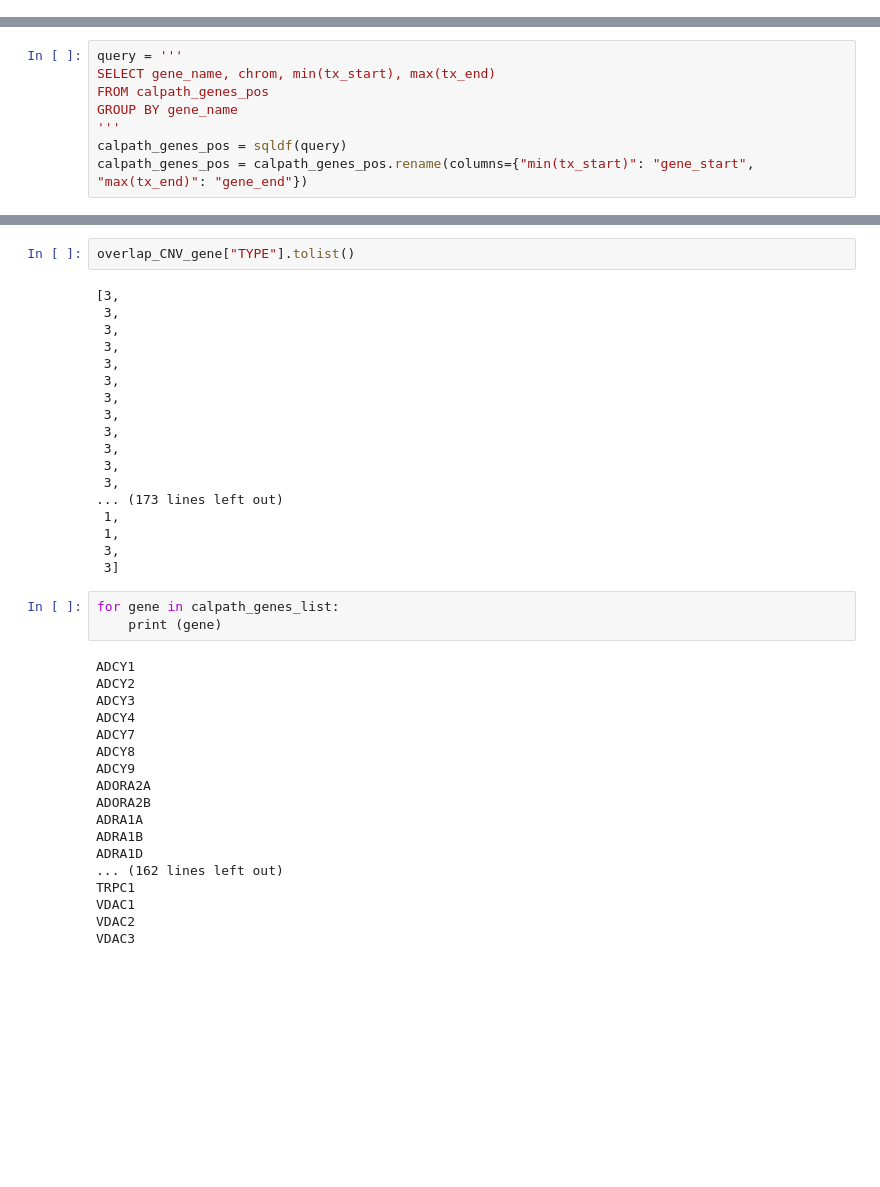
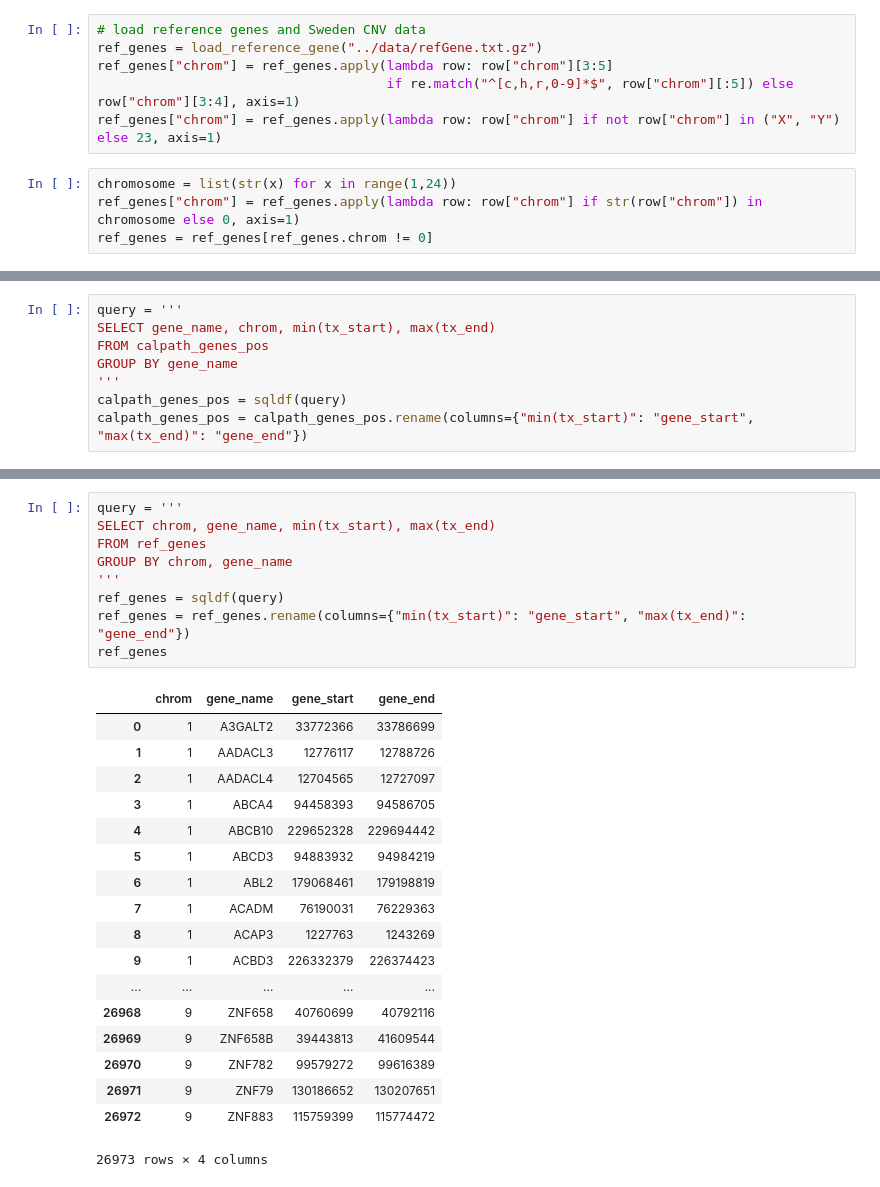
Before and after one commit to gaow/cnv-gene-mapping, a Jupyter notebook: analysis/20171010_swcnv_TORUS.ipynb, the cells around one changed output, grey strips where cells are left out. Saved outputs shown, nothing was run; the diff lists cells and outputs as text; blank space fills up the shorter version.

```diff
--- a/analysis/20171010_swcnv_TORUS.ipynb
+++ b/analysis/20171010_swcnv_TORUS.ipynb
@@ -13 +15,11 @@ from utils import load_reference_gene
+# %%
+# load reference genes and Sweden CNV data
+ref_genes = load_reference_gene("../data/refGene.txt.gz")
+ref_genes["chrom"] = ref_genes.apply(lambda row: row["chrom"][3:5]
+                                     if re.match("^[c,h,r,0-9]*$", row["chrom"][:5]) else row["chrom"][3:4], axis=1)
+ref_genes["chrom"] = ref_genes.apply(lambda row: row["chrom"] if not row["chrom"] in ("X", "Y") else 23, axis=1)
+# %%
+chromosome = list(str(x) for x in range(1,24))
+ref_genes["chrom"] = ref_genes.apply(lambda row: row["chrom"] if str(row["chrom"]) in chromosome else 0, axis=1)
+ref_genes = ref_genes[ref_genes.chrom != 0]
 # %%
@@ -103,41 +92,28 @@ overlap_CNV_gene = overlap_CNV_gene.reset_index()
-# %%
-overlap_CNV_gene["TYPE"].tolist()
-# %% [output]
-[3,
- 3,
- 3,
- 3,
- 3,
- 3,
- 3,
- 3,
- 3,
- 3,
- 3,
- 3,
-... (173 lines left out)
- 1,
- 1,
- 3,
- 3]
-# %%
-for gene in calpath_genes_list:
-    print (gene)
-# %% [output]
-ADCY1
-ADCY2
-ADCY3
-ADCY4
-ADCY7
-ADCY8
-ADCY9
-ADORA2A
-ADORA2B
-ADRA1A
-ADRA1B
-ADRA1D
-... (162 lines left out)
-TRPC1
-VDAC1
-VDAC2
-VDAC3
+# %%
+query = '''
+SELECT chrom, gene_name, min(tx_start), max(tx_end)
+FROM ref_genes
+GROUP BY chrom, gene_name
+'''
+ref_genes = sqldf(query)
+ref_genes = ref_genes.rename(columns={"min(tx_start)": "gene_start", "max(tx_end)": "gene_end"})
+ref_genes
+# %% [output]
+|  | chrom | gene_name | gene_start | gene_end |
+| 0 | 1 | A3GALT2 | 33772366 | 33786699 |
+| 1 | 1 | AADACL3 | 12776117 | 12788726 |
+| 2 | 1 | AADACL4 | 12704565 | 12727097 |
+| 3 | 1 | ABCA4 | 94458393 | 94586705 |
+| 4 | 1 | ABCB10 | 229652328 | 229694442 |
+| 5 | 1 | ABCD3 | 94883932 | 94984219 |
+| 6 | 1 | ABL2 | 179068461 | 179198819 |
+| 7 | 1 | ACADM | 76190031 | 76229363 |
+| 8 | 1 | ACAP3 | 1227763 | 1243269 |
+| 9 | 1 | ACBD3 | 226332379 | 226374423 |
+| ... | ... | ... | ... | ... |
+| 26968 | 9 | ZNF658 | 40760699 | 40792116 |
+| 26969 | 9 | ZNF658B | 39443813 | 41609544 |
+| 26970 | 9 | ZNF782 | 99579272 | 99616389 |
+| 26971 | 9 | ZNF79 | 130186652 | 130207651 |
+| 26972 | 9 | ZNF883 | 115759399 | 115774472 |
+26973 rows × 4 columns
```
Also changed, not shown: parts of 11 cells of this notebook, 2 other files.
